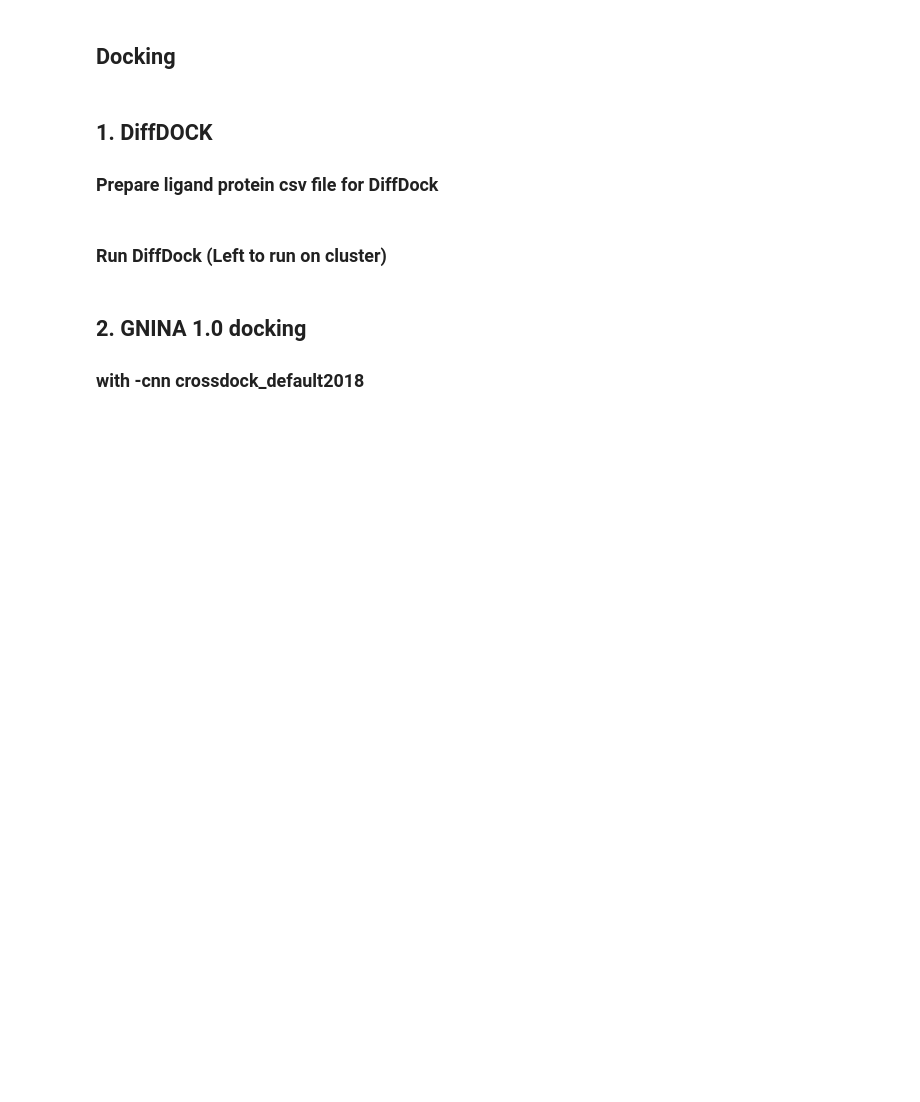
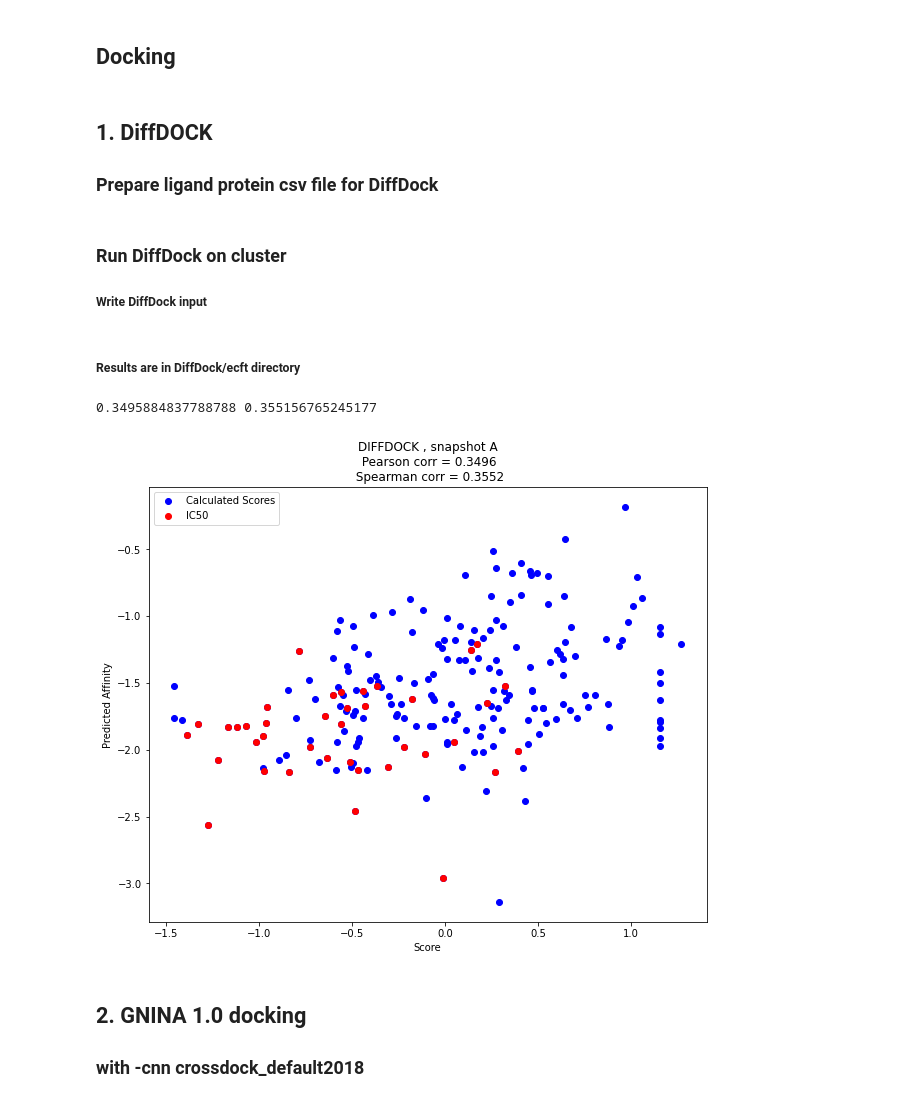
Before and after one commit to volkamerlab/MolDockLab, a Jupyter notebook: ECFT_VS_pipeline.ipynb, the cells around one changed output. Drawn from its saved outputs; the diff is of its cells as text; code cells hidden in the pictures; blank space fills up the shorter version.

Commit message:
add DiffDock results

```diff
--- a/ECFT_VS_pipeline.ipynb
+++ b/ECFT_VS_pipeline.ipynb
@@ -259,4 +260,5 @@ Finished Gypsum-DL
 ## 1. DiffDOCK
 ### Prepare ligand protein csv file for DiffDock
 # %% [markdown]
-### Run DiffDock (Left to run on cluster)
+### Run DiffDock on cluster
+##### Write DiffDock input
@@ -263,3 +267,11 @@ Finished Gypsum-DL
+# %% [markdown]
+##### Results are in DiffDock/ecft directory
+# %%
+read_diffdock_output(df_scores,'/data/DiffDock/ecftID/')
+rank_correlation('data/A/docked_diffdock_poses_A_212.sdf', common_ID)
+# %% [output]
+0.3495884837788788 0.355156765245177
+[figure, added]
 # %%
 #run_diffdock(snapshot_ID, data_size)
 # %% [markdown]
```
Also changed, not shown: parts of 14 cells of this notebook, 4 other files.
